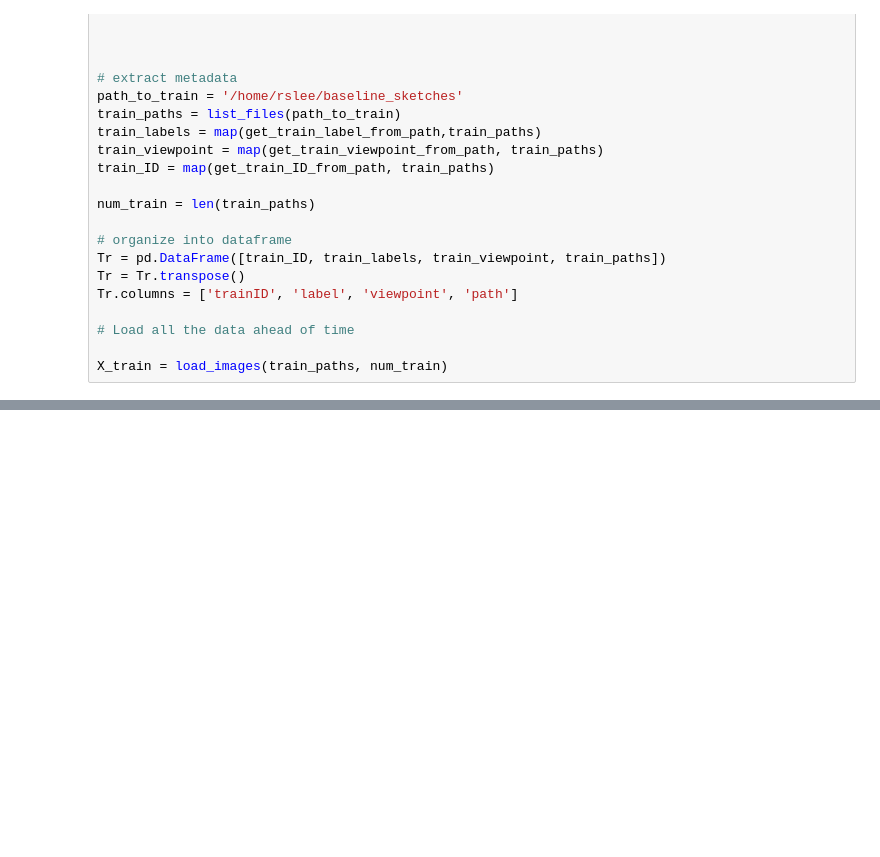
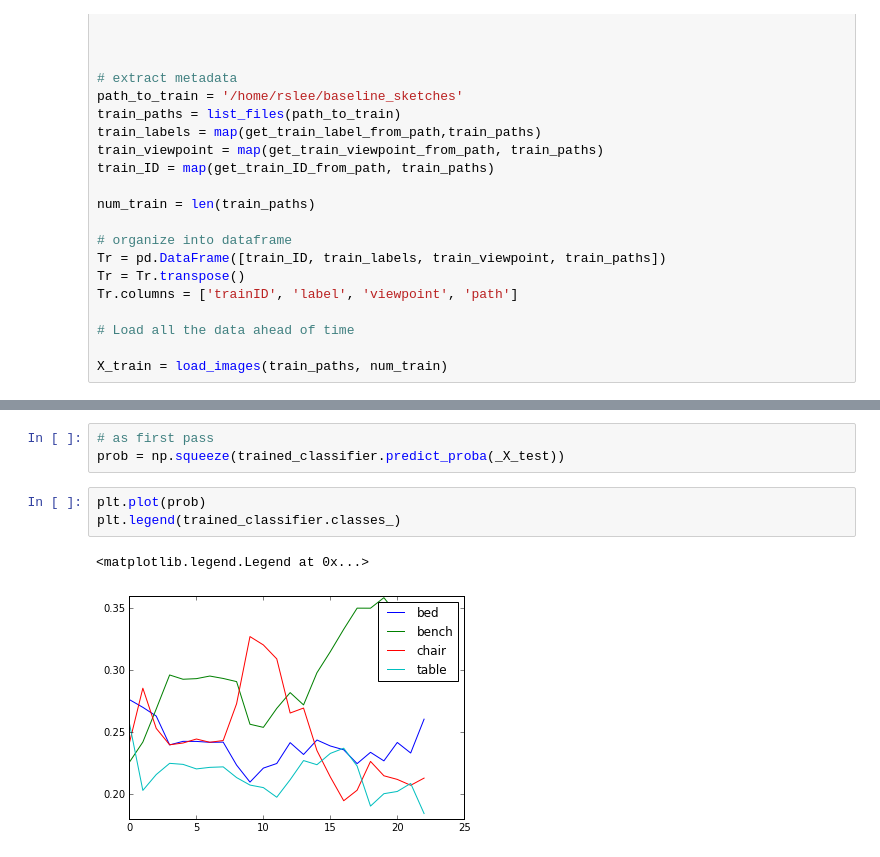
Before and after one commit to judithfan/sketchfeat, a Jupyter notebook: Sketch progression Analysis.ipynb, the cells around one changed output, grey strips where cells are left out. Cells and saved outputs as stored; diff of their text form; blank space fills up the shorter version.

```diff
--- a/Sketch progression Analysis.ipynb
+++ b/Sketch progression Analysis.ipynb
@@ -122,0 +135,9 @@ score = logreg.fit(X_train, y_train).score(X_test, y_test)
+# %%
+# as first pass
+prob = np.squeeze(trained_classifier.predict_proba(_X_test))
+# %%
+plt.plot(prob)
+plt.legend(trained_classifier.classes_)
+# %% [output]
+<matplotlib.legend.Legend at 0x...>
+[figure, added]
```
Also changed, not shown: parts of 12 cells of this notebook.
